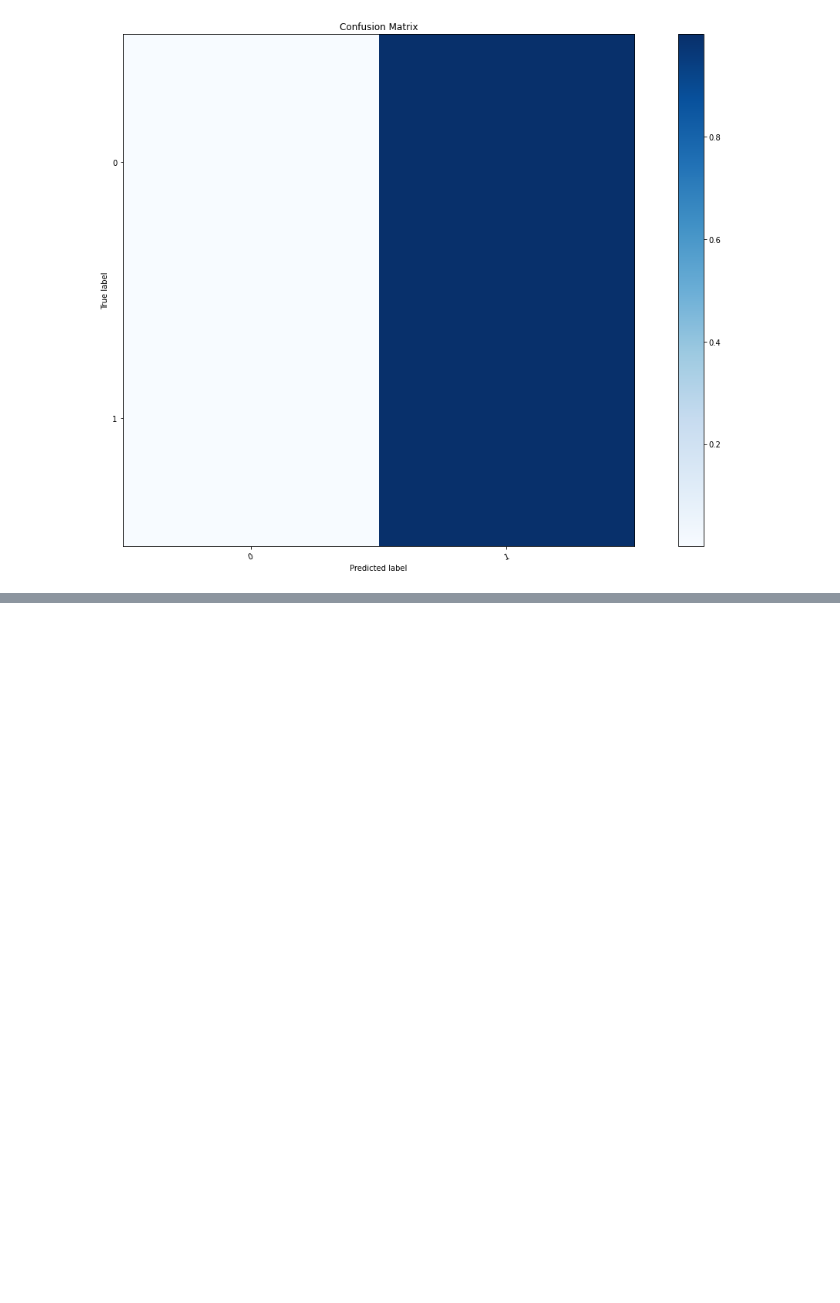
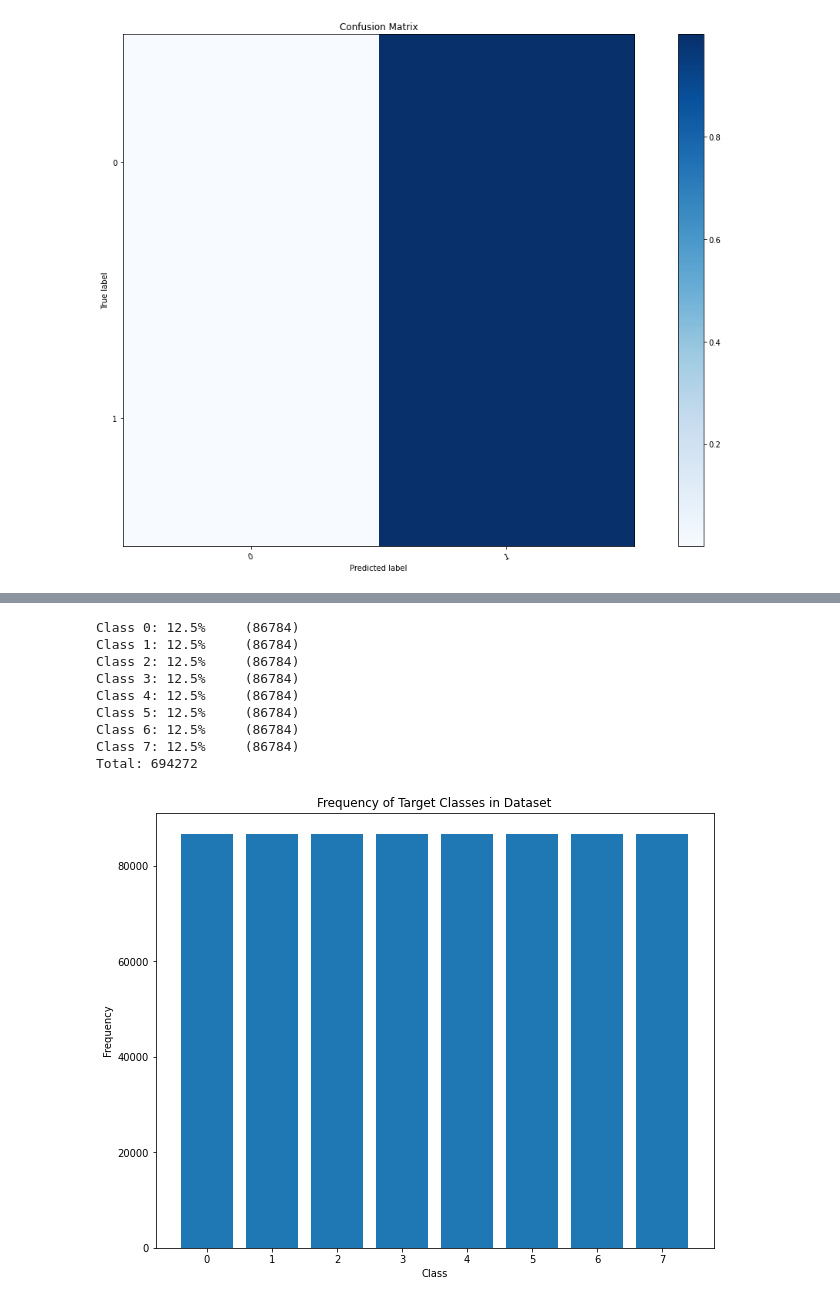
Before and after one commit to MQumairi/intro_to_ai_coursework, a Jupyter notebook: src/Perceptron.ipynb, the cells around one changed output, grey strips where cells are left out. Drawn from its saved outputs; the diff is of its cells as text; code cells hidden in the pictures; blank space fills up the shorter version.

```diff
--- a/src/Perceptron.ipynb
+++ b/src/Perceptron.ipynb
@@ -202,0 +315,14 @@ The confusion matrix illustrates a large bias towards false negatives.
+# %%
+X_smote, y_smote = usm.smote_data(X_train, y_train)
+usm.display_frequencies(y_smote)
+# %% [output]
+Class 0: 12.5%     (86784)
+Class 1: 12.5%     (86784)
+Class 2: 12.5%     (86784)
+Class 3: 12.5%     (86784)
+Class 4: 12.5%     (86784)
+Class 5: 12.5%     (86784)
+Class 6: 12.5%     (86784)
+Class 7: 12.5%     (86784)
+Total: 694272
+[figure, added]
```
Also changed, not shown: parts of 26 cells of this notebook, 3 other files.
